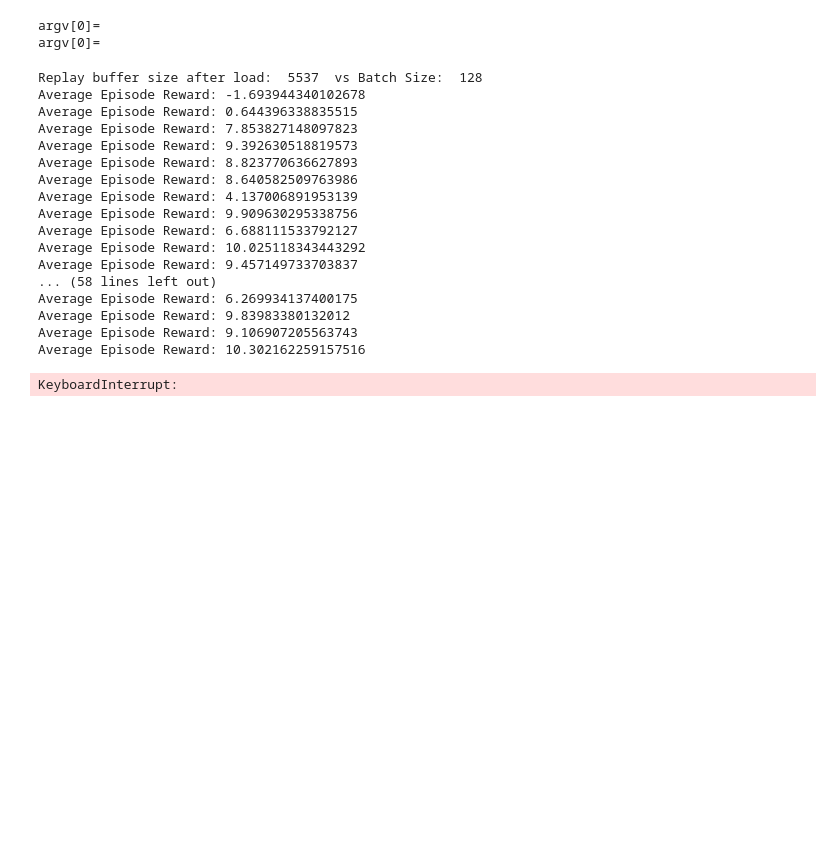
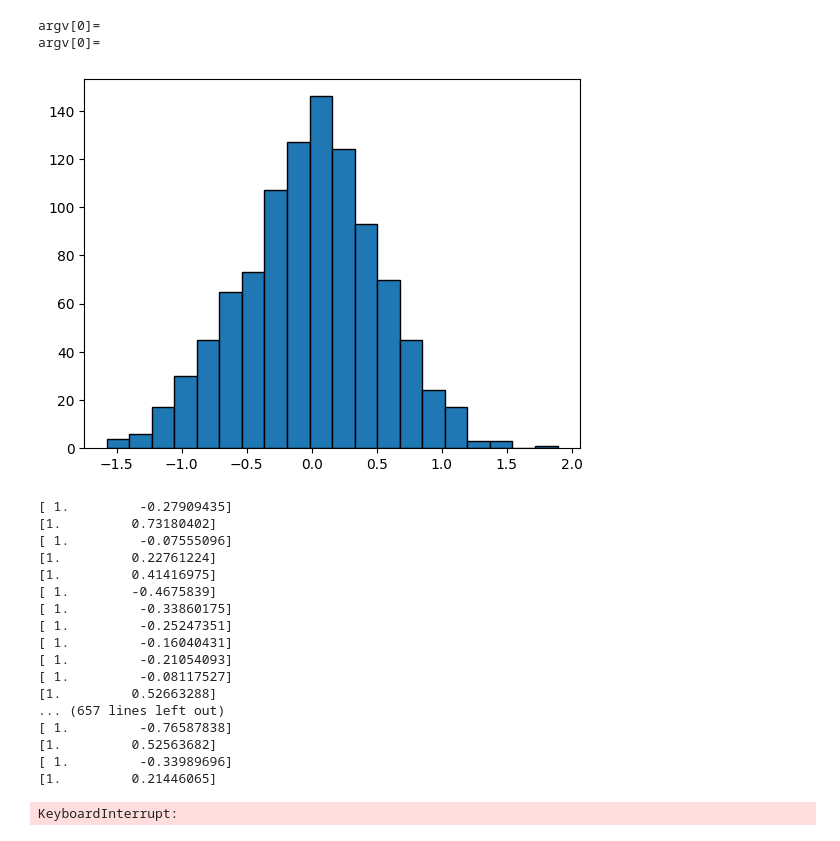
Before and after one commit to Gibson431/ai-in-robotics-41118, a Jupyter notebook: train.ipynb, the cells around one changed output. Saved outputs shown, nothing was run; the diff lists cells and outputs as text; code cells hidden in the pictures; blank space fills up the shorter version.

```diff
--- a/train.ipynb
+++ b/train.ipynb
@@ -9,20 +9,26 @@ env = RandomTrackEnv(render_mode=None, seed=0)
 # %% [output]
 argv[0]=
 argv[0]=
+# %%
+samples = np.random.normal(0,0.5, 1000)
+plt.hist(samples, bins=20, edgecolor='black')
+plt.show()
+# %% [output]
+[figure, added]
 # %%
 # Initialize the agent, replay buffer, and environment
-state_dim = 12 # Dimension of the state space
+state_dim = 8 # Dimension of the state space
 action_dim = 2 # Dimension of the action space
 hidden_dim = 256
 max_action = (1,0.6) # Maximum value of the action
 num_episodes = 1000
 max_steps = 500
-batch_size = 128
+batch_size = 256
 
 replay_buffer = ReplayBuffer(buffer_size=50000, state_dim=state_dim, action_dim=action_dim)
-replay_buffer.load_from_csv("replay_buffers/replayBuffer_teleop_test.csv")
+# replay_buffer.load_from_csv("replay_buffers/replayBuffer_teleop_test.csv")
 agent = DDPGAgent(state_dim, action_dim, hidden_dim, replay_buffer, max_action)
-
+greedy = EpsilonGreedy(1, 0.01, 0.001, num_episodes, 0.4)
 if replay_buffer.size > batch_size:
     print("Replay buffer size after load: ", replay_buffer.size, " vs Batch Size: ", batch_size)
     agent.train(batch_size)
@@ -37,7 +43,8 @@ for episode in range(num_episodes):
     episode_reward = 0
 
     for step in range(max_steps):
-        action = agent.get_action(state)
+        action = greedy.get_action(agent, state)
+        # print(action)
         next_state, reward, done, _ = env.step(action)
         if done:
             reward -= 0.5
@@ -48,6 +55,7 @@ for episode in range(num_episodes):
 
         if replay_buffer.size > batch_size:
             agent.train(batch_size)
+            # print("Training")
 
         if done:
             break
@@ -56,32 +64,35 @@ for episode in range(num_episodes):
 
     if (episode % 10 == 0):
         avg_reward = np.mean(np.asarray(rewards))
-        print(f"Average Episode Reward: {avg_reward}")
+        print(f"{episode} Average Episode Reward: {avg_reward}")
         rewards.clear()
         avg_rewards.append(avg_reward)
         if avg_reward > best_reward:
+            print("saved weights")
             agent.save_weights()
             best_reward = avg_reward
 
+    greedy.incr_step()
+
 agent.save_weights(best=False)
 # %% [output]
-Replay buffer size after load:  5537  vs Batch Size:  128
-Average Episode Reward: -1.693944340102678
-Average Episode Reward: 0.644396338835515
-Average Episode Reward: 7.853827148097823
-Average Episode Reward: 9.392630518819573
-Average Episode Reward: 8.823770636627893
-Average Episode Reward: 8.640582509763986
-Average Episode Reward: 4.137006891953139
-Average Episode Reward: 9.909630295338756
-Average Episode Reward: 6.688111533792127
-Average Episode Reward: 10.025118343443292
-Average Episode Reward: 9.457149733703837
-... (58 lines left out)
-Average Episode Reward: 6.269934137400175
-Average Episode Reward: 9.83983380132012
-Average Episode Reward: 9.106907205563743
-Average Episode Reward: 10.302162259157516
+[ 1.         -0.27909435]
+[1.         0.73180402]
+[ 1.         -0.07555096]
+[1.         0.22761224]
+[1.         0.41416975]
+[ 1.        -0.4675839]
+[ 1.         -0.33860175]
+[ 1.         -0.25247351]
+[ 1.         -0.16040431]
+[ 1.         -0.21054093]
+[ 1.         -0.08117527]
+[1.         0.52663288]
+... (657 lines left out)
+[ 1.         -0.76587838]
+[1.         0.52563682]
+[ 1.         -0.33989696]
+[1.         0.21446065]
 KeyboardInterrupt:
 # %%
 agent.save_weights(best=False)
```
Also changed, not shown: parts of 3 cells of this notebook, 1 other file.
